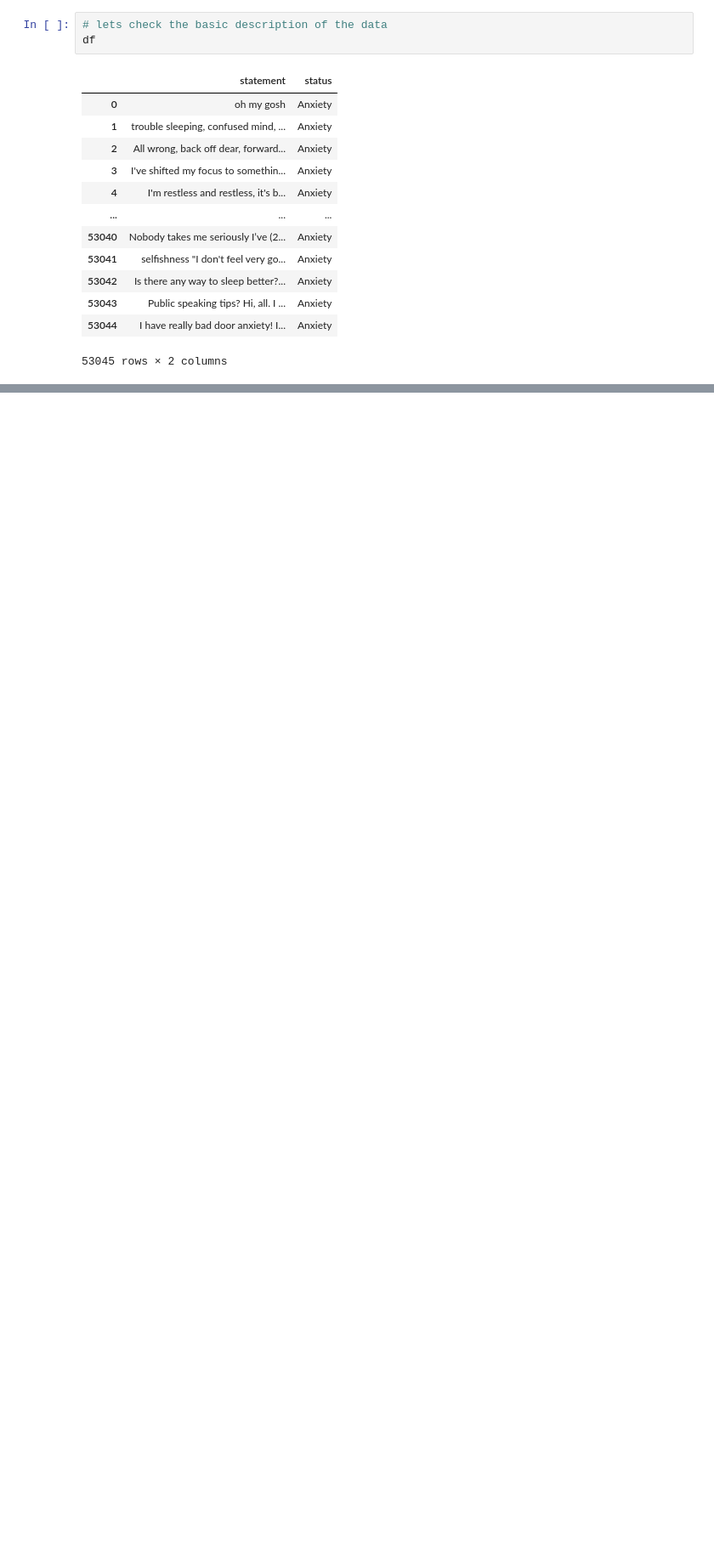
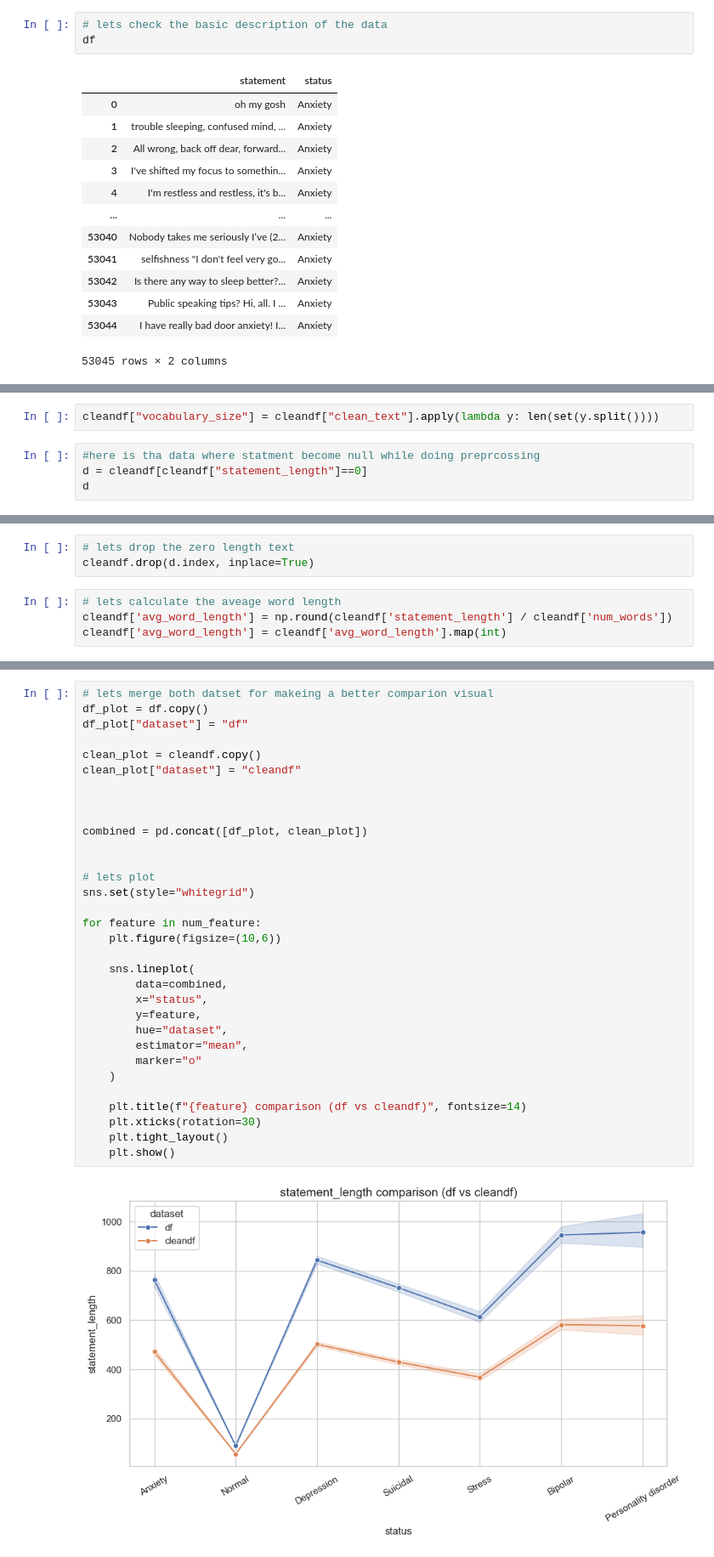
Before and after one commit to Rohit-workk/Mental-Health-Classification, a Jupyter notebook: basic_preprocess.ipynb, the cells around one changed output, grey strips where cells are left out. Shown at 85% size. Drawn from its saved outputs; the diff is of its cells as text; blank space fills up the shorter version.

```diff
--- a/basic_preprocess.ipynb
+++ b/basic_preprocess.ipynb
@@ -26,0 +300,6 @@ df
+# %%
+cleandf["vocabulary_size"] = cleandf["clean_text"].apply(lambda y: len(set(y.split())))
+# %%
+#here is tha data where statment become null while doing preprcossing
+d = cleandf[cleandf["statement_length"]==0]
+d
@@ -26,0 +338,7 @@ df
+# %%
+# lets drop the zero length text
+cleandf.drop(d.index, inplace=True)
+# %%
+# lets calculate the aveage word length
+cleandf['avg_word_length'] = np.round(cleandf['statement_length'] / cleandf['num_words'])
+cleandf['avg_word_length'] = cleandf['avg_word_length'].map(int)
@@ -26,0 +347,34 @@ df
+# %%
+# lets merge both datset for makeing a better comparion visual
+df_plot = df.copy()
+df_plot["dataset"] = "df"
+
+clean_plot = cleandf.copy()
+clean_plot["dataset"] = "cleandf"
+
+
+
+combined = pd.concat([df_plot, clean_plot])
+
+
+# lets plot
+sns.set(style="whitegrid")
+
+for feature in num_feature:
+    plt.figure(figsize=(10,6))
+
+    sns.lineplot(
+        data=combined,
+        x="status",
+        y=feature,
+        hue="dataset",
+        estimator="mean",
+        marker="o"
+    )
+
+    plt.title(f"{feature} comparison (df vs cleandf)", fontsize=14)
+    plt.xticks(rotation=30)
+    plt.tight_layout()
+    plt.show()
+# %% [output]
+[figure, added]
```
Also changed, not shown: parts of 64 cells of this notebook, 3 other files.
